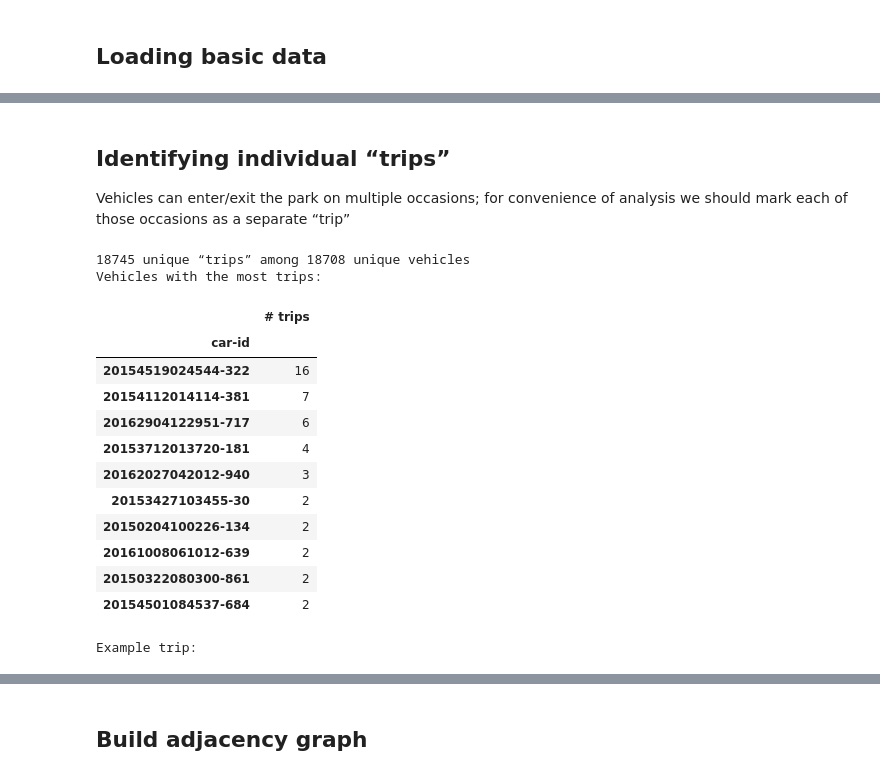
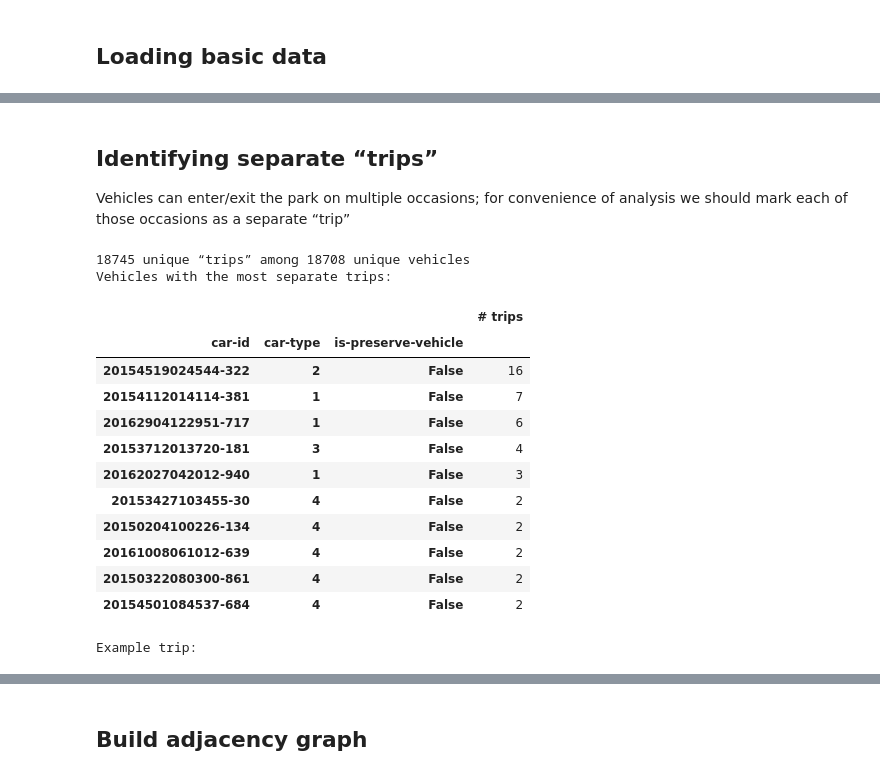
Before and after one commit to controversial/cs178-final-project, a Jupyter notebook: week-2-exploration.ipynb, the cells around one changed output, grey strips where cells are left out. Saved outputs shown, nothing was run; the diff lists cells and outputs as text; code cells hidden in the pictures.

```diff
--- a/week-2-exploration.ipynb
+++ b/week-2-exploration.ipynb
@@ -46,50 +46,50 @@ Events by park pass status:
 # %% [markdown]
-## Identifying individual “trips”
+## Identifying separate “trips”
 Vehicles can enter/exit the park on multiple occasions; for convenience of analysis we should mark
 each of those occasions as a separate “trip”
 # %%
 # Assign a trip id to each unique visit to the park (one car can make multiple visits)
 df["trip-id"] = pd.Series(index=df.index, dtype=np.int32)
 
 # this is super inefficient
 trip_id = -1
 in_park = False
 prev_car_id = None
 for idx, row in df.sort_values(["car-id", "Timestamp"]).iterrows():
     # New trip each time we see a new car
     if prev_car_id != row["car-id"]:
         in_park = row["gate-type"] == "entrance"
         prev_car_id = row["car-id"]
         trip_id += 1
     # New trip each time we enter the park
     elif row["gate-type"] == "entrance":
         in_park = not in_park
         if in_park: trip_id += 1
 
     df.loc[idx, "trip-id"] = trip_id
 
 df = df.astype({ "trip-id": np.int32 })
 
 print(df["trip-id"].nunique(), "unique “trips” among", df["car-id"].nunique(), "unique vehicles")
-print("Vehicles with the most trips:")
-display(df.groupby("car-id").agg({ "trip-id": "nunique" }).rename(columns={ "trip-id": "# trips" }).sort_values("# trips", ascending=False).head(10))
+print("Vehicles with the most separate trips:")
+display(df.groupby(["car-id", "car-type", "is-preserve-vehicle"]).agg({ "trip-id": "nunique" }).rename(columns={ "trip-id": "# trips" }).sort_values("# trips", ascending=False).head(10))
 print("Example trip:")
 display(df[df["trip-id"] == 0])
 # %% [output]
 18745 unique “trips” among 18708 unique vehicles
-Vehicles with the most trips:
+Vehicles with the most separate trips:
-|  | # trips |
-| car-id |  |
-| 20154519024544-322 | 16 |
-| 20154112014114-381 | 7 |
-| 20162904122951-717 | 6 |
-| 20153712013720-181 | 4 |
-| 20162027042012-940 | 3 |
-| 20153427103455-30 | 2 |
-| 20150204100226-134 | 2 |
-| 20161008061012-639 | 2 |
-| 20150322080300-861 | 2 |
-| 20154501084537-684 | 2 |
+|  |  |  | # trips |
+| car-id | car-type | is-preserve-vehicle |  |
+| 20154519024544-322 | 2 | False | 16 |
+| 20154112014114-381 | 1 | False | 7 |
+| 20162904122951-717 | 1 | False | 6 |
+| 20153712013720-181 | 3 | False | 4 |
+| 20162027042012-940 | 1 | False | 3 |
+| 20153427103455-30 | 4 | False | 2 |
+| 20150204100226-134 | 4 | False | 2 |
+| 20161008061012-639 | 4 | False | 2 |
+| 20150322080300-861 | 4 | False | 2 |
+| 20154501084537-684 | 4 | False | 2 |
 Example trip:
 |  | Timestamp | car-id | car-type | gate-name | gate-type | is-preserve-vehicle | trip-id |
 | 36467 | 2015-07-01 13:00:09 | 20150001010009-284 | 3 | entrance3 | entrance | False | 0 |
```
Also changed, not shown: parts of 3 cells of this notebook.
